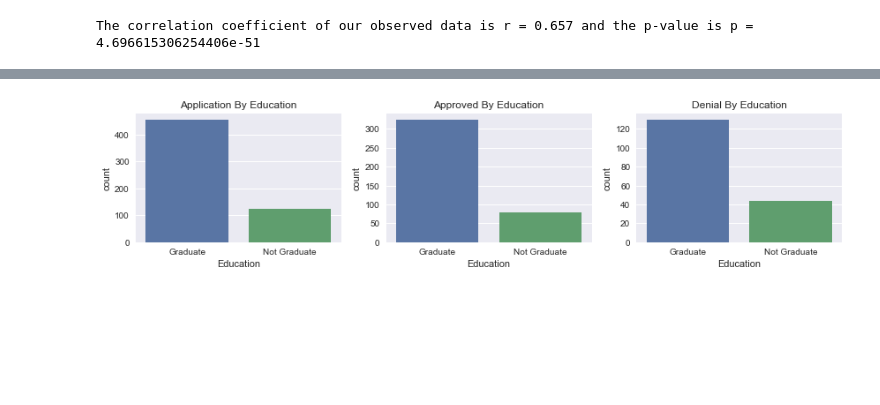
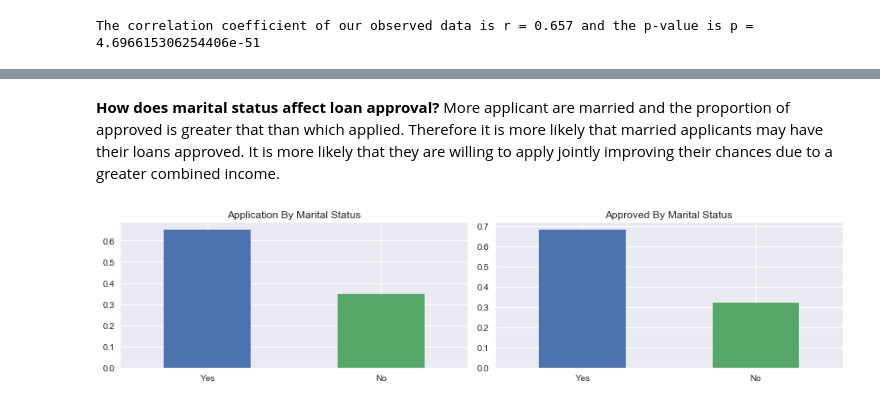
Before and after one commit to sedale33/Springboard, a Jupyter notebook: CP1HomeLoan.ipynb, the cells around one changed output, grey strips where cells are left out. Drawn from its saved outputs; the diff is of its cells as text; code cells hidden in the pictures; blank space fills up the shorter version.

```diff
--- a/CP1HomeLoan.ipynb
+++ b/CP1HomeLoan.ipynb
@@ -350,19 +441,18 @@ plt.show()
+# %% [markdown]
+**How does marital status affect loan approval?**
+More applicant are married and the proportion of approved is greater that than which applied. Therefore it is more likely that married applicants may have their loans approved. It is more likely that they are willing to apply jointly improving their chances due to a greater combined income.
 # %%
 plt.figure(figsize=(12,3))
 
-plt.subplot(1,3,1)
-sns.countplot(x=df3['Education'])
-plt.title('Application By Education')
+plt.subplot(1,2,1)
+df3['Married'].value_counts(normalize=True).plot(kind='bar', rot=0)
+plt.title('Application By Marital Status')
 
-plt.subplot(1,3,2)
-sns.countplot(x='Education', data =approved)
-plt.title('Approved By Education')
-
-plt.subplot(1,3,3)
-sns.countplot(x='Education', data =denied)
-plt.title('Denial By Education')
+plt.subplot(1,2,2)
+approved_cleaned['Married'].value_counts(normalize=True).plot(kind='bar', rot=0)
+plt.title('Approved By Marital Status')
 
 plt.tight_layout()
 plt.show()
 # %% [output]
-[figure, old version]
+[figure, new version]
```
Also changed, not shown: parts of 35 cells of this notebook.
